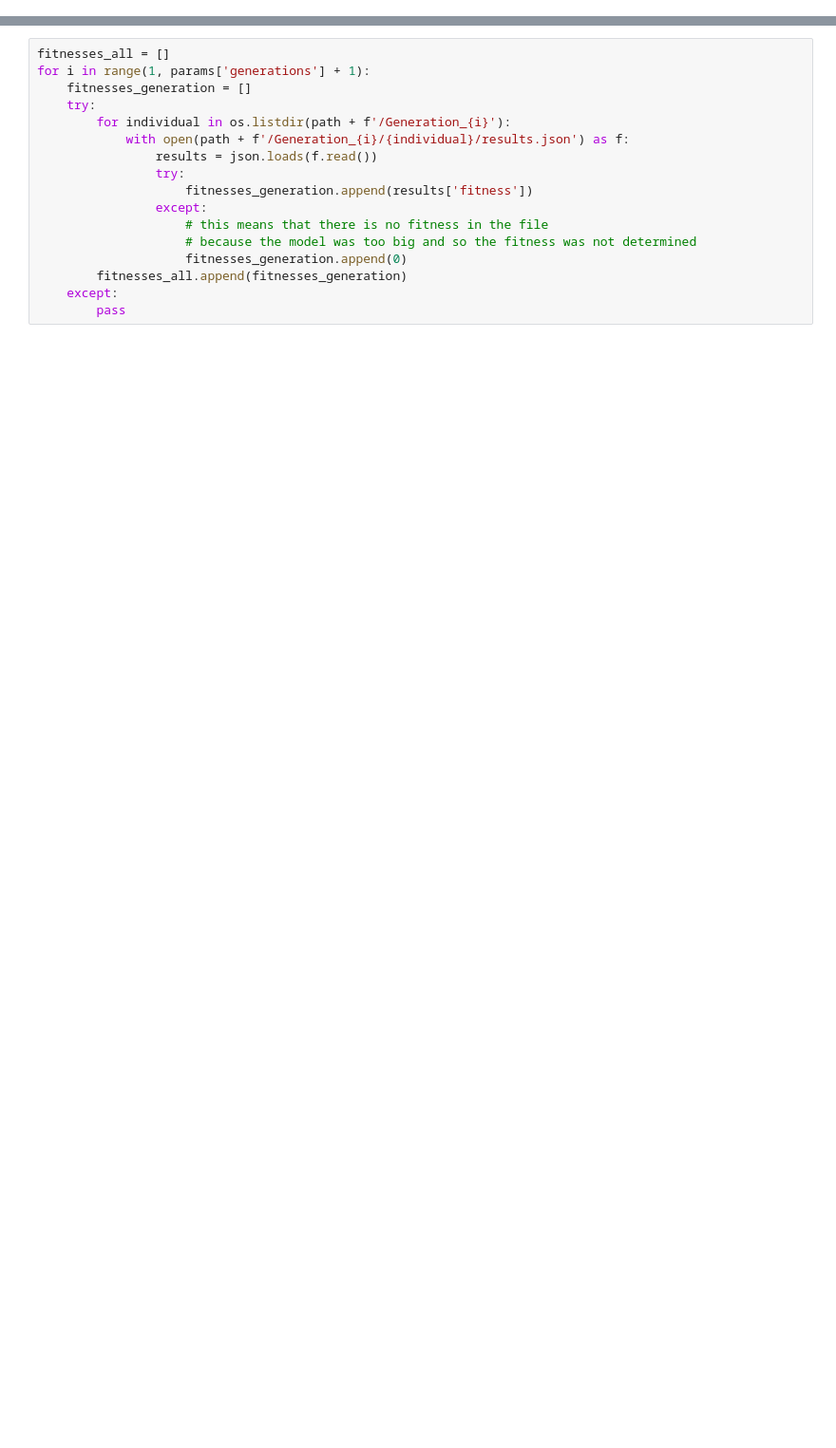
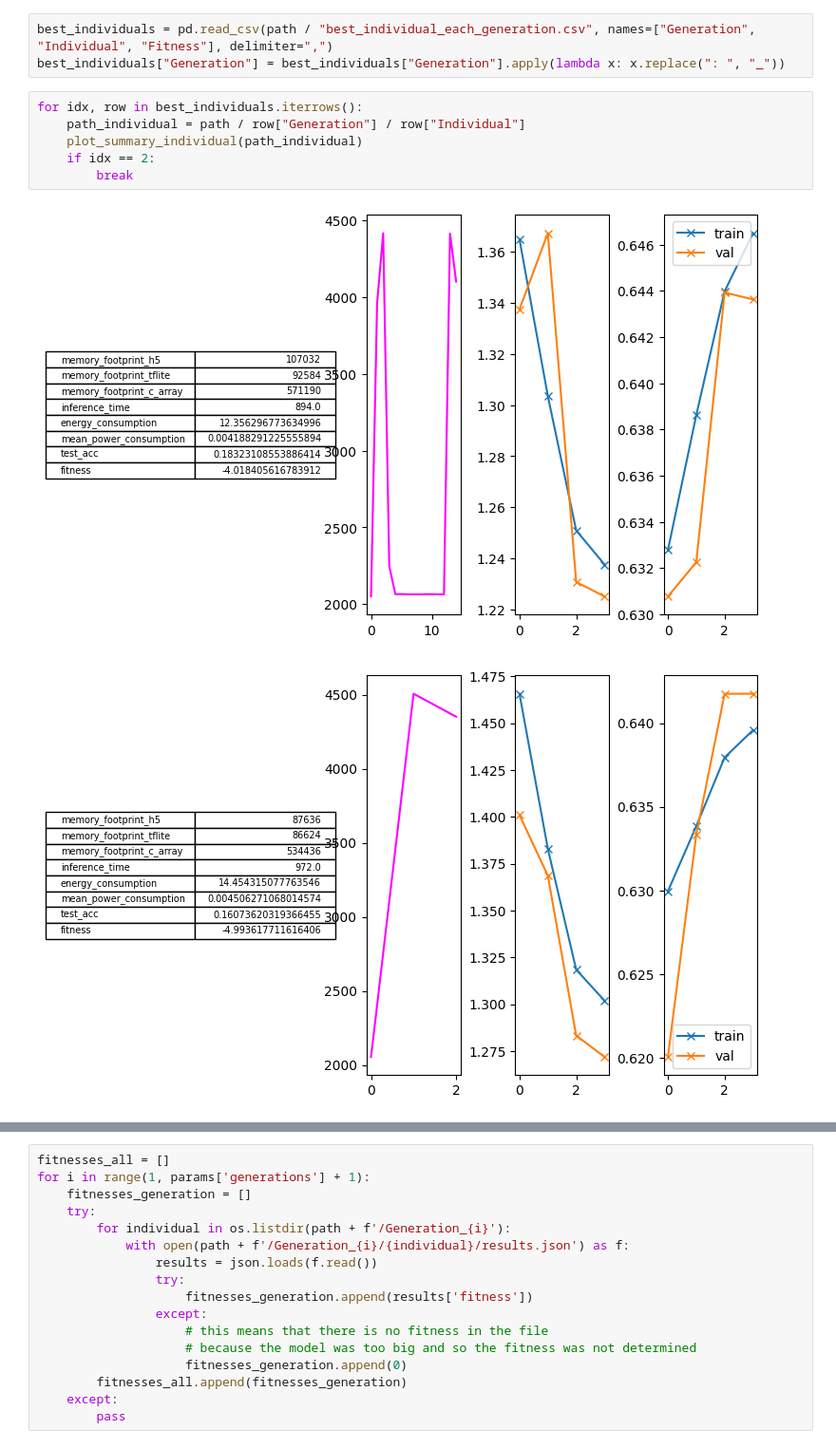
Before and after one commit to ankilab/EdgeVolution, a Jupyter notebook: plot-results.ipynb, the cells around one changed output, grey strips where cells are left out. Shown at 95% size. Cells and saved outputs as stored; diff of their text form; blank space fills up the shorter version.

```diff
--- a/plot-results.ipynb
+++ b/plot-results.ipynb
@@ -13,0 +71,12 @@ with open(path + '/params.json') as f:
+# %%
+best_individuals = pd.read_csv(path / "best_individual_each_generation.csv", names=["Generation", "Individual", "Fitness"], delimiter=",")
+best_individuals["Generation"] = best_individuals["Generation"].apply(lambda x: x.replace(": ", "_"))
+# %%
+for idx, row in best_individuals.iterrows():
+    path_individual = path / row["Generation"] / row["Individual"]
+    plot_summary_individual(path_individual)
+    if idx == 2:
+        break
+# %% [output]
+[figure, added]
+[figure, added]
```
Also changed, not shown: parts of 17 cells of this notebook, 11 other files.
